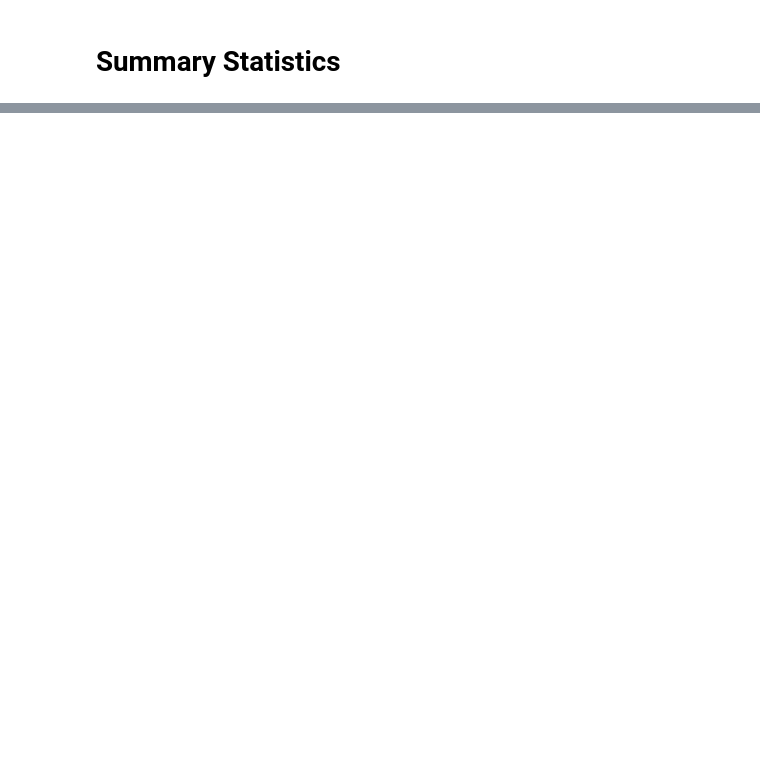
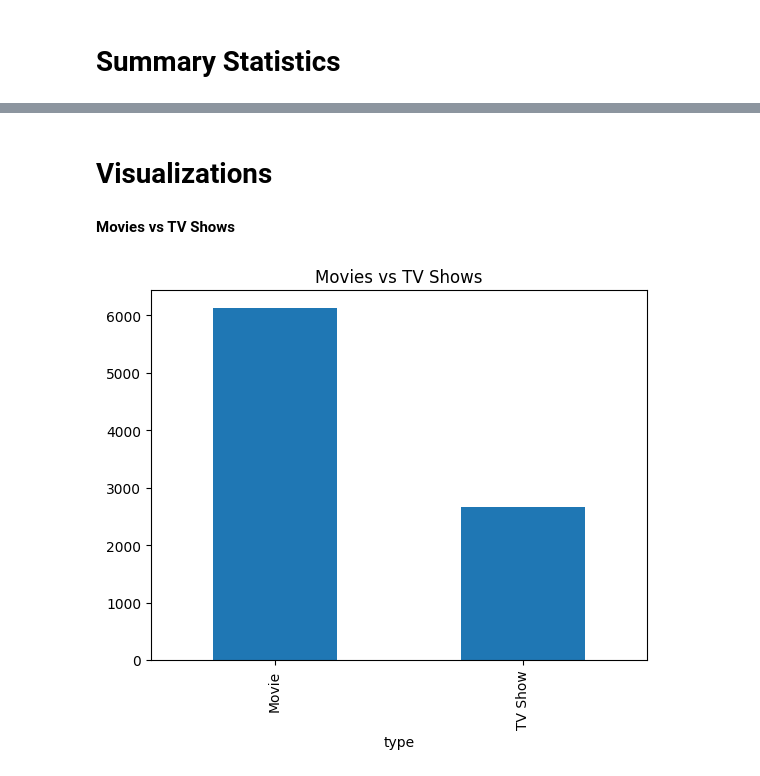
Before and after one commit to Vinaya-Busam/BNM-Tech-Solutions---Data-Cleaning-Analysis, a Jupyter notebook: Data_Cleaning_&_Analysis.ipynb, the cells around one changed output, grey strips where cells are left out. Cells and saved outputs as stored; diff of their text form; code cells hidden in the pictures; blank space fills up the shorter version.

```diff
--- a/Data_Cleaning_&_Analysis.ipynb
+++ b/Data_Cleaning_&_Analysis.ipynb
@@ -165,3 +167,5 @@ dataset.head()
+# %%
+dataset['year_added'] = dataset['date_added'].dt.year
 # %% [markdown]
 #### Clean duration column
 # %%
@@ -194,0 +275,10 @@ dataset.head()
+# %% [markdown]
+# Visualizations
+# %% [markdown]
+**Movies vs TV Shows**
+# %%
+dataset['type'].value_counts().plot(kind='bar')
+plt.title('Movies vs TV Shows')
+plt.show()
+# %% [output]
+[figure, added]
```
Also changed, not shown: parts of 12 cells of this notebook.
